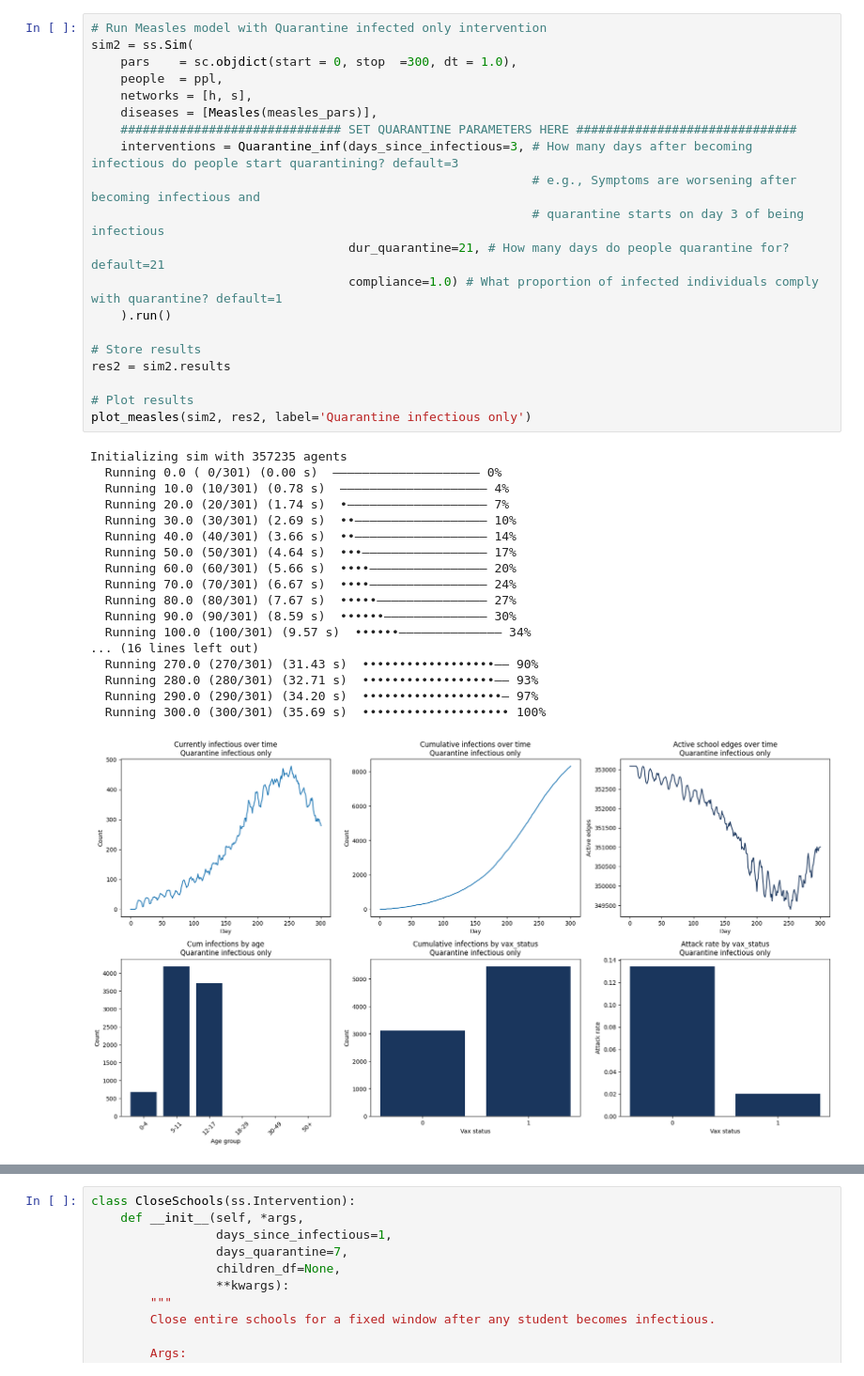
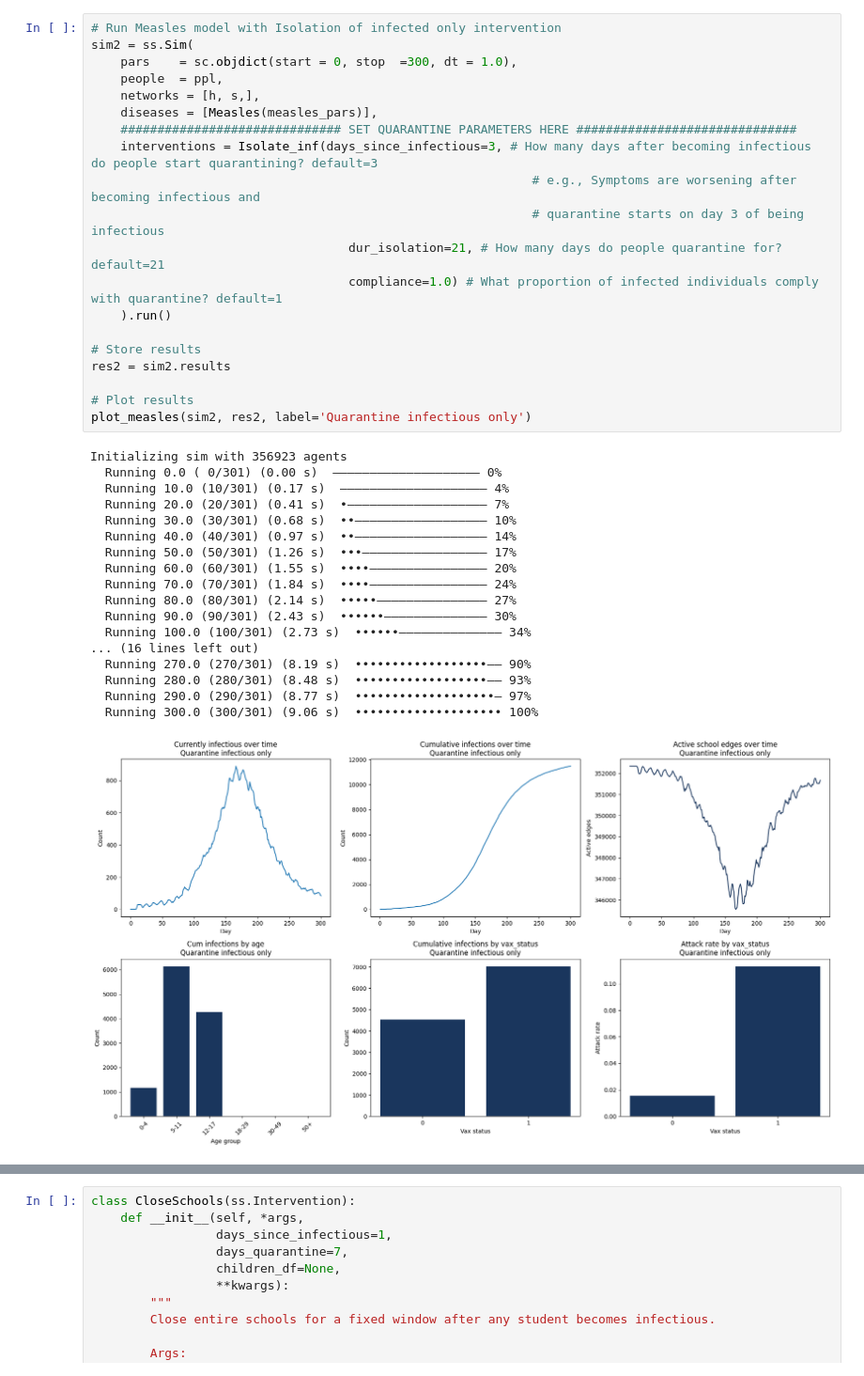
Before and after one commit to GeoPopsHub/sc_spartanburg_measles, a Jupyter notebook: 5_measles_quarantine.ipynb, the cells around one changed output, grey strips where cells are left out. Shown at 94% size. Drawn from its saved outputs; the diff is of its cells as text.

```diff
--- a/5_measles_quarantine.ipynb
+++ b/5_measles_quarantine.ipynb
@@ -159,40 +174,40 @@ Any school edge where either endpoint is a quarantining agent has its edge weigh
 # %%
-# Run Measles model with Quarantine infected only intervention
+# Run Measles model with Isolation of infected only intervention
 sim2 = ss.Sim(
     pars    = sc.objdict(start = 0, stop  =300, dt = 1.0),
     people  = ppl,
-    networks = [h, s],
+    networks = [h, s,],
     diseases = [Measles(measles_pars)],
     ############################## SET QUARANTINE PARAMETERS HERE ##############################
-    interventions = Quarantine_inf(days_since_infectious=3, # How many days after becoming infectious do people start quarantining? default=3
+    interventions = Isolate_inf(days_since_infectious=3, # How many days after becoming infectious do people start quarantining? default=3
                                                             # e.g., Symptoms are worsening after becoming infectious and
                                                             # quarantine starts on day 3 of being infectious
-                                   dur_quarantine=21, # How many days do people quarantine for? default=21
+                                   dur_isolation=21, # How many days do people quarantine for? default=21
                                    compliance=1.0) # What proportion of infected individuals comply with quarantine? default=1
     ).run()
 
 # Store results
 res2 = sim2.results
 
 # Plot results
 plot_measles(sim2, res2, label='Quarantine infectious only')
 # %% [output]
-Initializing sim with 357235 agents
+Initializing sim with 356923 agents
   Running 0.0 ( 0/301) (0.00 s)  ———————————————————— 0%
-  Running 10.0 (10/301) (0.78 s)  ———————————————————— 4%
-  Running 20.0 (20/301) (1.74 s)  •——————————————————— 7%
-  Running 30.0 (30/301) (2.69 s)  ••—————————————————— 10%
-  Running 40.0 (40/301) (3.66 s)  ••—————————————————— 14%
-  Running 50.0 (50/301) (4.64 s)  •••————————————————— 17%
-  Running 60.0 (60/301) (5.66 s)  ••••———————————————— 20%
-  Running 70.0 (70/301) (6.67 s)  ••••———————————————— 24%
-  Running 80.0 (80/301) (7.67 s)  •••••——————————————— 27%
-  Running 90.0 (90/301) (8.59 s)  ••••••—————————————— 30%
-  Running 100.0 (100/301) (9.57 s)  ••••••—————————————— 34%
+  Running 10.0 (10/301) (0.17 s)  ———————————————————— 4%
+  Running 20.0 (20/301) (0.41 s)  •——————————————————— 7%
+  Running 30.0 (30/301) (0.68 s)  ••—————————————————— 10%
+  Running 40.0 (40/301) (0.97 s)  ••—————————————————— 14%
+  Running 50.0 (50/301) (1.26 s)  •••————————————————— 17%
+  Running 60.0 (60/301) (1.55 s)  ••••———————————————— 20%
+  Running 70.0 (70/301) (1.84 s)  ••••———————————————— 24%
+  Running 80.0 (80/301) (2.14 s)  •••••——————————————— 27%
+  Running 90.0 (90/301) (2.43 s)  ••••••—————————————— 30%
+  Running 100.0 (100/301) (2.73 s)  ••••••—————————————— 34%
 ... (16 lines left out)
-  Running 270.0 (270/301) (31.43 s)  ••••••••••••••••••—— 90%
-  Running 280.0 (280/301) (32.71 s)  ••••••••••••••••••—— 93%
-  Running 290.0 (290/301) (34.20 s)  •••••••••••••••••••— 97%
-  Running 300.0 (300/301) (35.69 s)  •••••••••••••••••••• 100%
+  Running 270.0 (270/301) (8.19 s)  ••••••••••••••••••—— 90%
+  Running 280.0 (280/301) (8.48 s)  ••••••••••••••••••—— 93%
+  Running 290.0 (290/301) (8.77 s)  •••••••••••••••••••— 97%
+  Running 300.0 (300/301) (9.06 s)  •••••••••••••••••••• 100%
-[figure, old version]
+[figure, new version]
 # %% [markdown]
```
Also changed, not shown: parts of 16 cells of this notebook.
